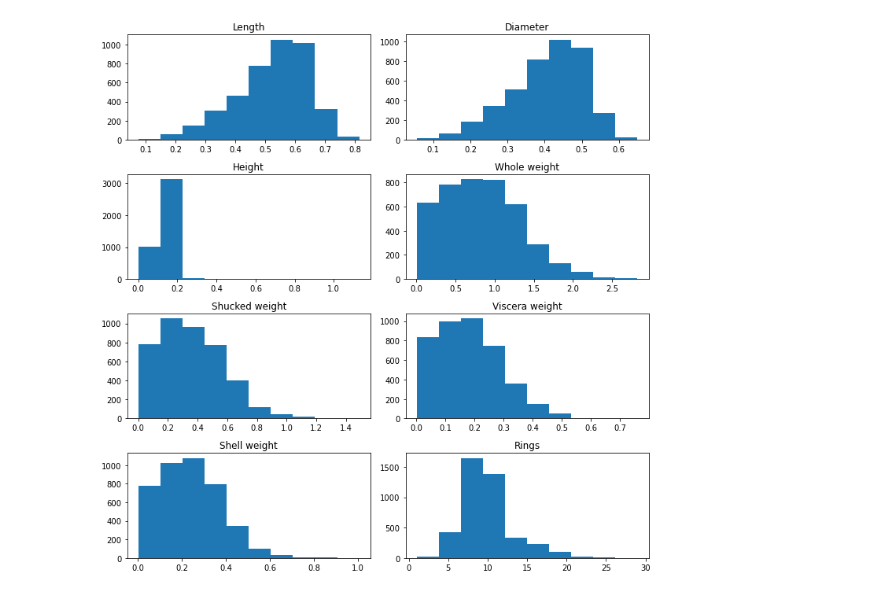
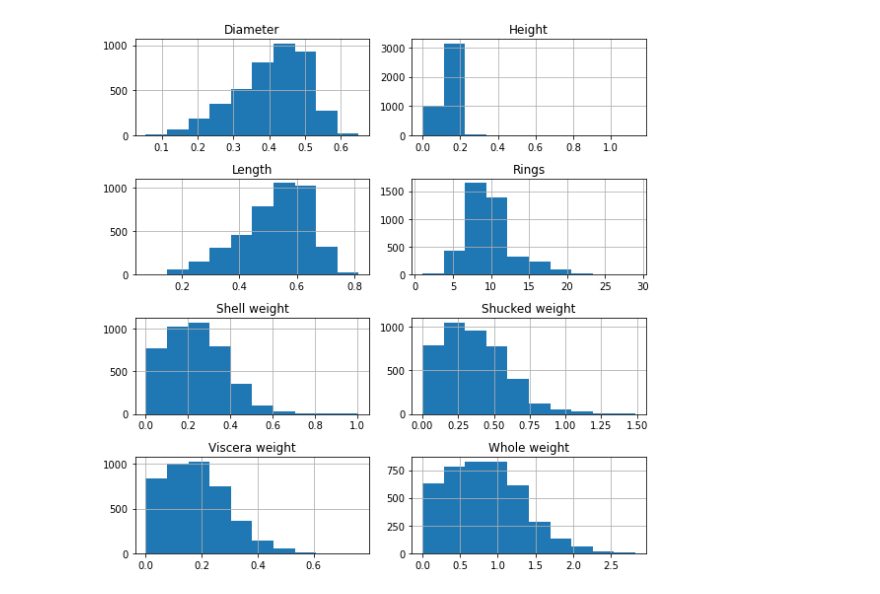
Before and after one commit to WojciechSova/pythonProject, a Jupyter notebook: Untitled.ipynb, the cells around one changed output. Drawn from its saved outputs; the diff is of its cells as text; code cells hidden in the pictures.

```diff
--- a/Untitled.ipynb
+++ b/Untitled.ipynb
@@ -40,9 +58,12 @@ plt.show()
 # %%
 # 3.4
-fig, axs = plt.subplots(4, 2, figsize=(10,10))
-for i, col in enumerate(df.columns[1:]):
-    axs[i//2,i%2].set_title(col)
-    axs[i//2,i%2].hist(df[col])
-fig.tight_layout()
+# fig, axs = plt.subplots(4, 2, figsize=(10,10))
+# for i, col in enumerate(df.columns[1:]):
+#     axs[i//2,i%2].set_title(col)
+#     axs[i//2,i%2].hist(df[col])
+# fig.tight_layout()
+
+histogram = df.hist(layout=(4,2), figsize=(8,8))
+plt.tight_layout()
 # %% [output]
-[figure, old version]
+[figure, new version]
```
Also changed, not shown: parts of 7 cells of this notebook.
